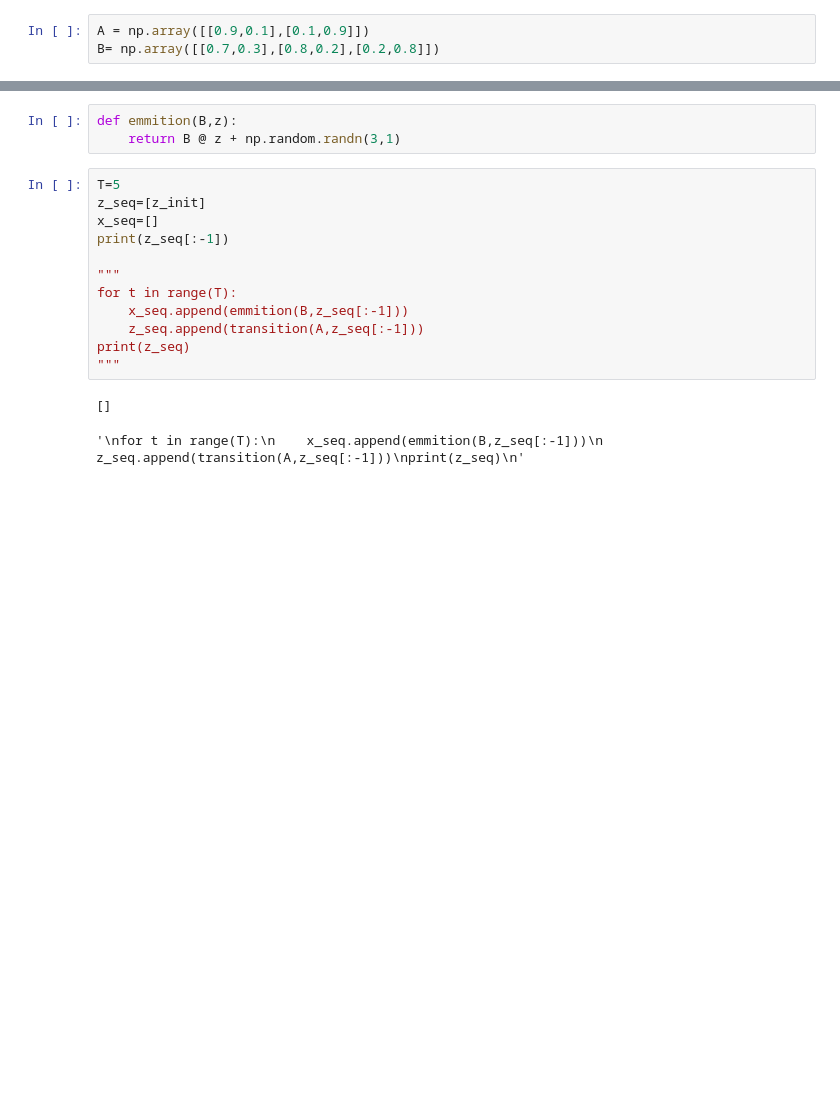
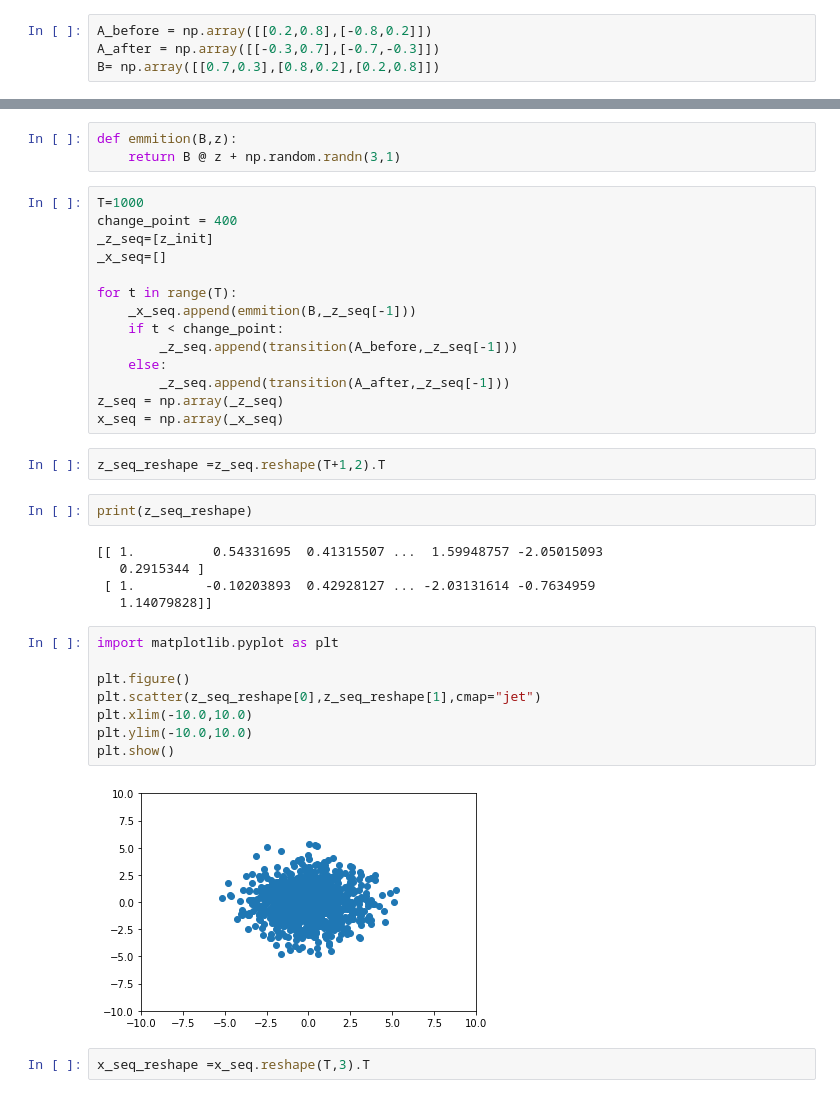
Before and after one commit to tanaka-hiroki1989/dev_python_dmm_pyro, a Jupyter notebook: toy_data/toy_data1.ipynb, the cells around one changed output, grey strips where cells are left out. Cells and saved outputs as stored; diff of their text form; blank space fills up the shorter version.

Commit message:
plot

```diff
--- a/toy_data/toy_data1.ipynb
+++ b/toy_data/toy_data1.ipynb
@@ -5,5 +5,6 @@ z_init = np.array([[1.0],[0.0]])
 # %%
-A = np.array([[0.9,0.1],[0.1,0.9]])
+A_before = np.array([[0.2,0.8],[-0.8,0.2]])
+A_after = np.array([[-0.3,0.7],[-0.7,-0.3]])
 B= np.array([[0.7,0.3],[0.8,0.2],[0.2,0.8]])
 # %%
 def transition(A,z):
@@ -11,18 +12,38 @@ def transition(A,z):
 # %%
 def emmition(B,z):
     return B @ z + np.random.randn(3,1)
-# %%
-T=5
-z_seq=[z_init]
-x_seq=[]
-print(z_seq[:-1])
-
-"""
-for t in range(T):
-    x_seq.append(emmition(B,z_seq[:-1]))
-    z_seq.append(transition(A,z_seq[:-1]))
-print(z_seq)
-"""
-# %% [output]
-[]
-'\nfor t in range(T):\n    x_seq.append(emmition(B,z_seq[:-1]))\n    z_seq.append(transition(A,z_seq[:-1]))\nprint(z_seq)\n'
+# %%
+T=1000
+change_point = 400
+_z_seq=[z_init]
+_x_seq=[]
+
+for t in range(T):
+    _x_seq.append(emmition(B,_z_seq[-1]))
+    if t < change_point:
+        _z_seq.append(transition(A_before,_z_seq[-1]))
+    else:
+        _z_seq.append(transition(A_after,_z_seq[-1]))
+z_seq = np.array(_z_seq)
+x_seq = np.array(_x_seq)
+# %%
+z_seq_reshape =z_seq.reshape(T+1,2).T
+# %%
+print(z_seq_reshape)
+# %% [output]
+[[ 1.          0.54331695  0.41315507 ...  1.59948757 -2.05015093
+   0.2915344 ]
+ [ 1.         -0.10203893  0.42928127 ... -2.03131614 -0.7634959
+   1.14079828]]
+# %%
+import matplotlib.pyplot as plt
+
+plt.figure()
+plt.scatter(z_seq_reshape[0],z_seq_reshape[1],cmap="jet")
+plt.xlim(-10.0,10.0)
+plt.ylim(-10.0,10.0)
+plt.show()
+# %% [output]
+[figure, added]
+# %%
+x_seq_reshape =x_seq.reshape(T,3).T
```
Also changed, not shown: parts of 2 cells of this notebook.
